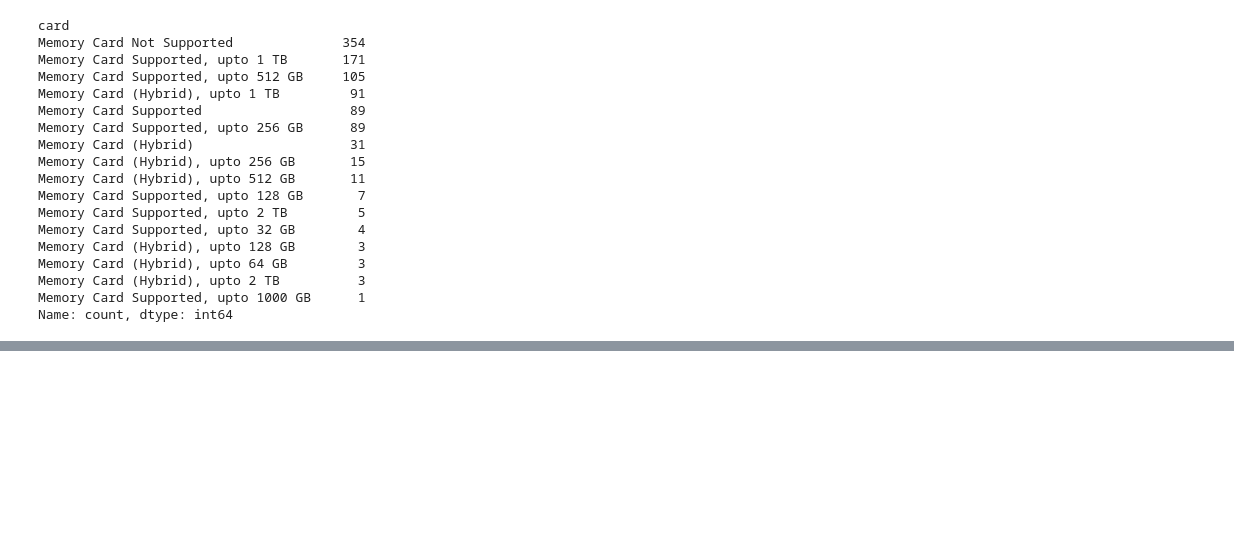
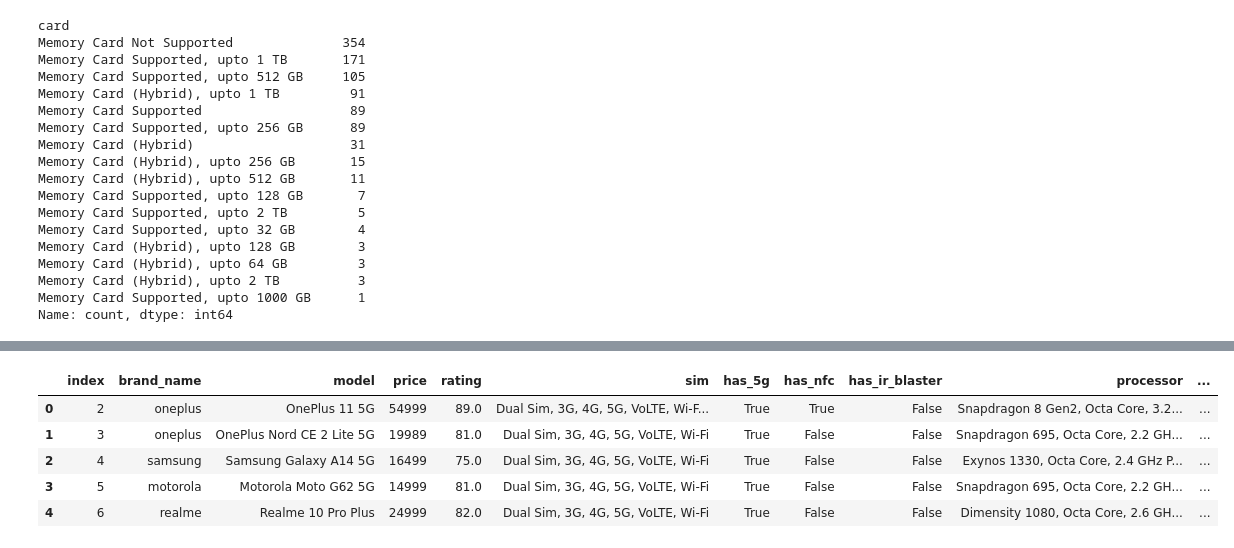
Before and after one commit to vivekluhar/smartphone-data-cleaning-and-eda, a Jupyter notebook: Data_Wrangling.ipynb, the cells around one changed output, grey strips where cells are left out. Drawn from its saved outputs; the diff is of its cells as text; code cells hidden in the pictures; blank space fills up the shorter version.

```diff
--- a/Data_Wrangling.ipynb
+++ b/Data_Wrangling.ipynb
@@ -458,0 +484,6 @@ memory usage: 132.0+ KB
+# %%
+df1.insert(11,'processor_brand',processor_brand)
+# %%
+# removing extra spaces in num_core
+df1['num_cores'] = df1['num_cores'].str.strip()
+df1['num_cores'].value_counts()
@@ -458,0 +498,15 @@ memory usage: 132.0+ KB
+# %%
+# replacing same entries with diff. name
+df1['num_cores'] = df1['num_cores'].str.replace('Octa Core Processor','Octa Core').str.replace('Hexa Core Processor','Hexa Core')
+# %%
+# removing extra spaces in processor_speed
+df1['processor_speed'] = df1['processor_speed'].str.strip().str.split(' ').str.get(0).str.replace('\u2009',' ').str.split(' ').str.get(0).astype(float)
+# %%
+df1.head()
+# %% [output]
+|  | index | brand_name | model | price | rating | sim | has_5g | has_nfc | has_ir_blaster | processor | ... |
+| 0 | 2 | oneplus | OnePlus 11 5G | 54999 | 89.0 | Dual Sim, 3G, 4G, 5G, VoLTE, Wi-F... | True | True | False | Snapdragon 8 Gen2, Octa Core, 3.2... | ... |
+| 1 | 3 | oneplus | OnePlus Nord CE 2 Lite 5G | 19989 | 81.0 | Dual Sim, 3G, 4G, 5G, VoLTE, Wi-Fi | True | False | False | Snapdragon 695, Octa Core, 2.2 GH... | ... |
+| 2 | 4 | samsung | Samsung Galaxy A14 5G | 16499 | 75.0 | Dual Sim, 3G, 4G, 5G, VoLTE, Wi-Fi | True | False | False | Exynos 1330, Octa Core, 2.4 GHz P... | ... |
+| 3 | 5 | motorola | Motorola Moto G62 5G | 14999 | 81.0 | Dual Sim, 3G, 4G, 5G, VoLTE, Wi-Fi | True | False | False | Snapdragon 695, Octa Core, 2.2 GH... | ... |
+| 4 | 6 | realme | Realme 10 Pro Plus | 24999 | 82.0 | Dual Sim, 3G, 4G, 5G, VoLTE, Wi-Fi | True | False | False | Dimensity 1080, Octa Core, 2.6 GH... | ... |
```
Also changed, not shown: parts of 17 cells of this notebook.
